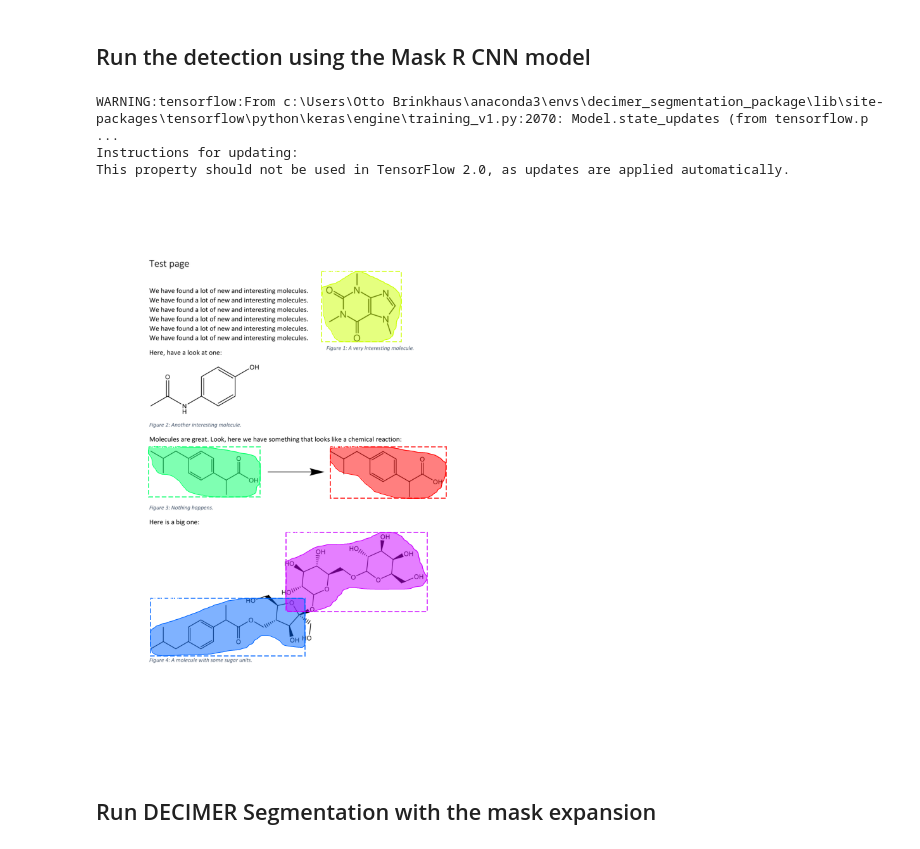
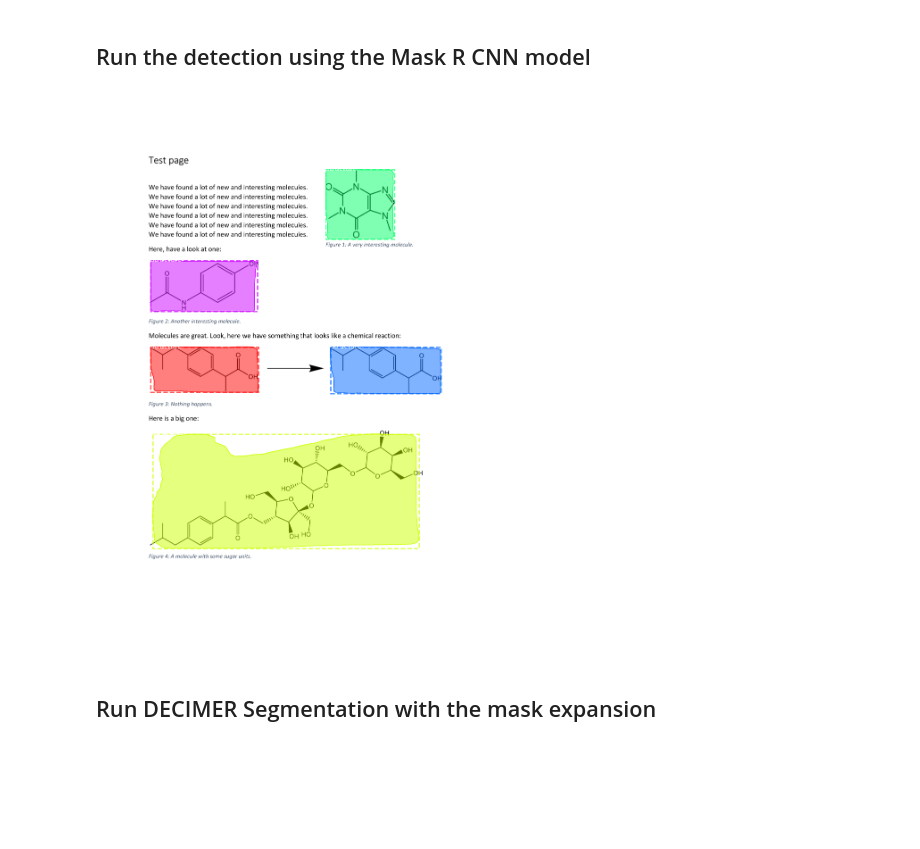
Before and after one commit to Kohulan/DECIMER-Image-Segmentation, a Jupyter notebook: DECIMER_Segmentation_notebook.ipynb, the cells around one changed output. Drawn from its saved outputs; the diff is of its cells as text; code cells hidden in the pictures; blank space fills up the shorter version.

```diff
--- a/DECIMER_Segmentation_notebook.ipynb
+++ b/DECIMER_Segmentation_notebook.ipynb
@@ -37,15 +34,14 @@ pages[0]
 [figure]
 # %% [markdown]
 ## Run the detection using the Mask R CNN model
-# %%
-segments = segment_chemical_structures(
-    np.array(pages[0]), expand=False, visualization=True
-)
-# %% [output]
-WARNING:tensorflow:From c:\Users\Otto Brinkhaus\anaconda3\envs\decimer_segmentation_package\lib\site-packages\tensorflow\python\keras\engine\training_v1.py:2070: Model.state_updates (from tensorflow.p ...
-Instructions for updating:
-This property should not be used in TensorFlow 2.0, as updates are applied automatically.
-[figure, removed]
+# %%
+# If you are using Windows, make sure to have poppler installed and show pdf2image where to find it.
+poppler_path = "C:\\Program Files (x86)\\poppler-0.68.0\\bin"  # CHANGE PATH
+segments = segment_chemical_structures(
+    np.array(pages[0]), expand=False, visualization=True
+)
+# %% [output]
+[figure, added]
 # %% [markdown]
 ## Run DECIMER Segmentation with the mask expansion
 # %%
```
Also changed, not shown: parts of 3 cells of this notebook.
